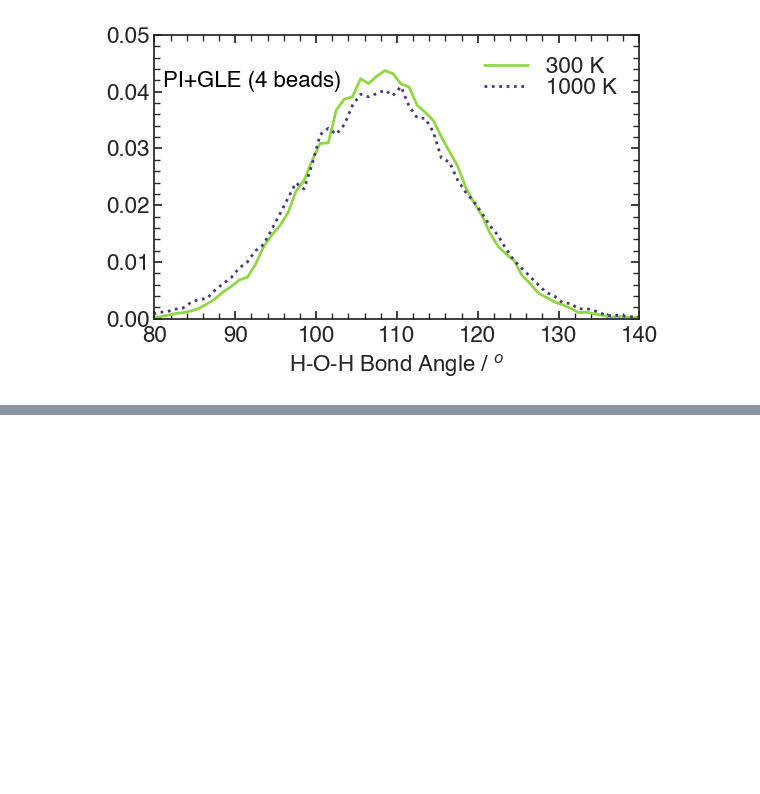
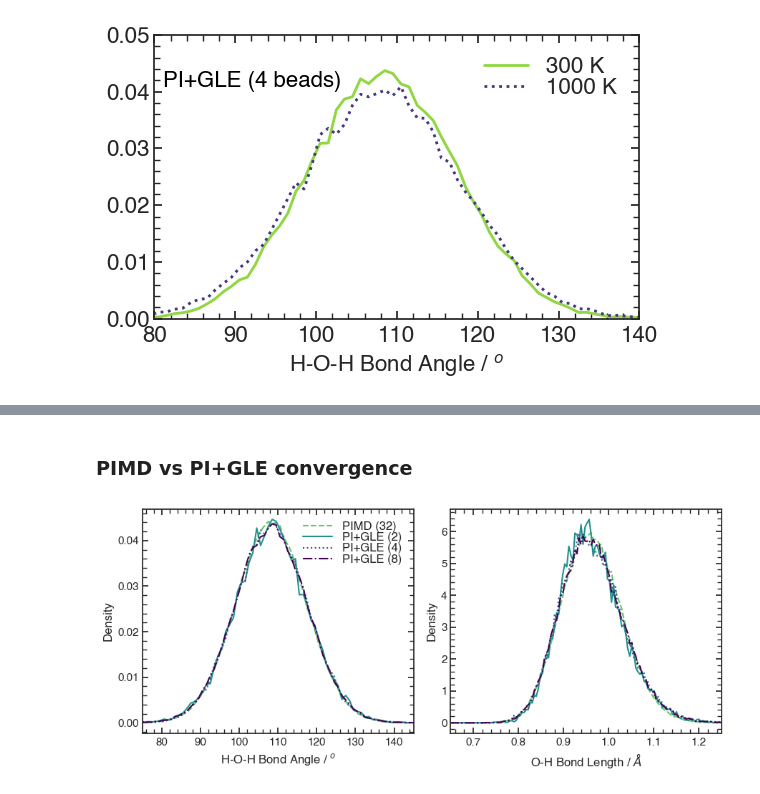
Before and after one commit to mbarnfield63/MSci_Project, a Jupyter notebook: ABIN/qTIP4P_Distributions.ipynb, the cells around one changed output, grey strips where cells are left out. Cells and saved outputs as stored; diff of their text form; code cells hidden in the pictures; blank space fills up the shorter version.

```diff
--- a/ABIN/qTIP4P_Distributions.ipynb
+++ b/ABIN/qTIP4P_Distributions.ipynb
@@ -274,0 +371,22 @@ plt.savefig('Plots/Presentation/BondAngle_Presentation_PIGLE.png', dpi=200)
+# %% [markdown]
+### PIMD vs PI+GLE convergence
+# %%
+fig, axs = plt.subplots(1, 2, figsize=(9,4))
+
+sns.lineplot(data=PIMD_32_ang_300, x='HOH', y='Count', ax=axs[0], c='#5ec962', linestyle='--', label='PIMD (32)')
+sns.lineplot(data=PIGLE_2_noPAPER_ang_300, x='HOH', y='Count', ax=axs[0], c='#21918c', label='PI+GLE (2)')
+sns.lineplot(data=PIGLE_4_ang_300, x='HOH', y='Count', ax=axs[0], c='#3b528b', linestyle=':', label='PI+GLE (4)')
+sns.lineplot(data=PIGLE_8_ang_300, x='HOH', y='Count', ax=axs[0], c='#440154', linestyle='-.', label='PI+GLE (8)')
+
+sns.lineplot(data=PIMD_32_dist_300, x='rOH', y='Count', ax=axs[1], c='#5ec962', linestyle='--')
+sns.lineplot(data=PIGLE_2_noPAPER_dist_300, x='rOH', y='Count', ax=axs[1], c='#21918c')
+sns.lineplot(data=PIGLE_4_dist_300, x='rOH', y='Count', ax=axs[1], c='#3b528b', linestyle=':')
+sns.lineplot(data=PIGLE_8_dist_300, x='rOH', y='Count', ax=axs[1], c='#440154', linestyle='-.')
+
+two_plot_labels()
+axs[0].legend(handlelength=2.5)
+plt.subplots_adjust(wspace=0.3)
+plt.tight_layout()
+plt.savefig('Plots/Thesis/PIMD_vs_PIGLE_Convergence.png', dpi=200)
+# %% [output]
+[figure, added]
```
Also changed, not shown: parts of 12 cells of this notebook.
